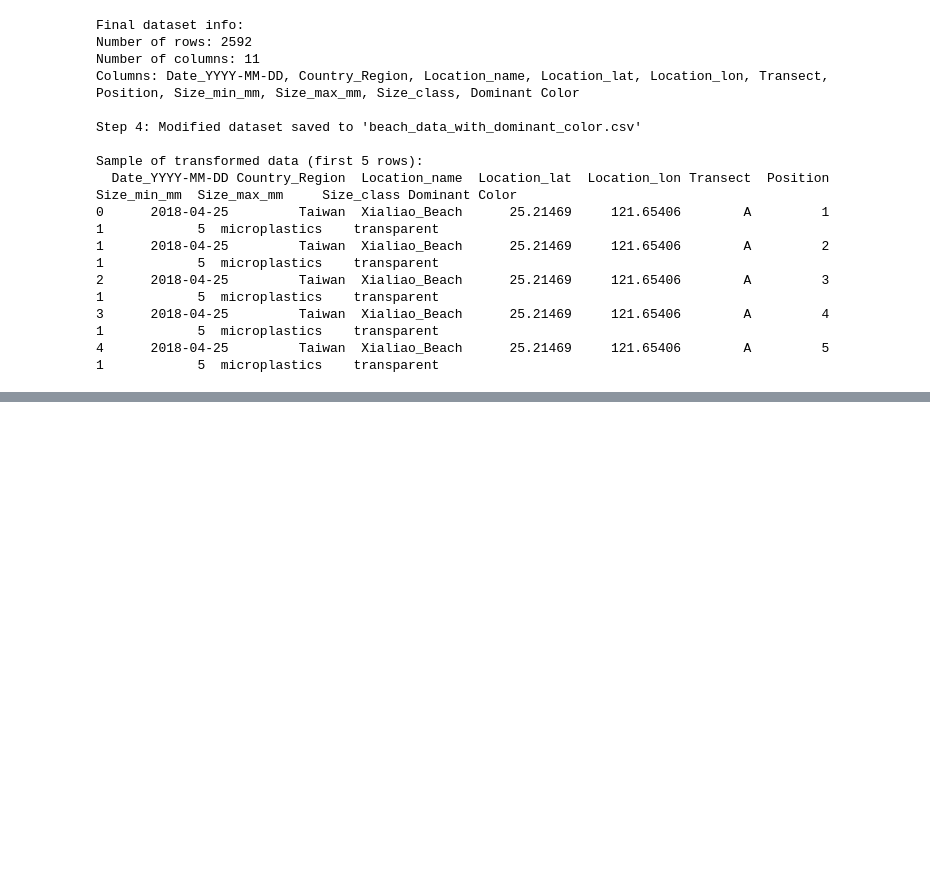
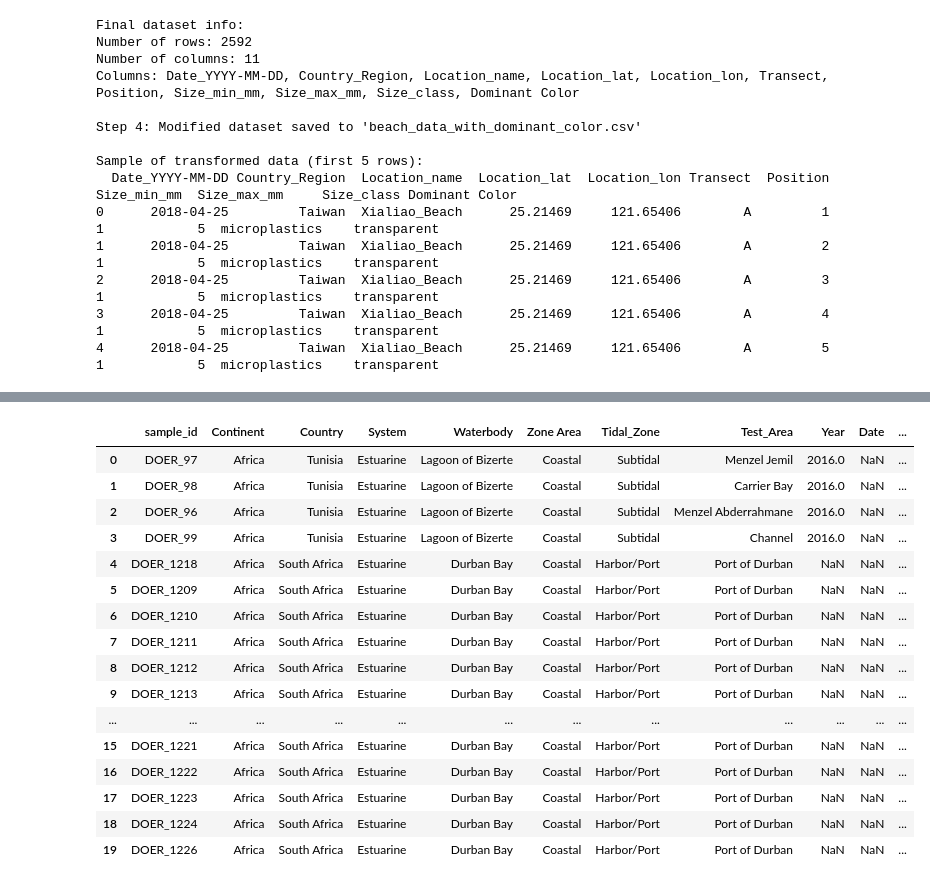
Before and after one commit to taliff0001/ocean-plastics-data-visualization-project, a Jupyter notebook: notebooks/clean-up-3-03.ipynb, the cells around one changed output, grey strips where cells are left out. Saved outputs shown, nothing was run; the diff lists cells and outputs as text; code cells hidden in the pictures; blank space fills up the shorter version.

Commit message:
finished cleaning and added final csv ("combined_and_integrated...") for dataset

```diff
--- a/notebooks/clean-up-3-03.ipynb
+++ b/notebooks/clean-up-3-03.ipynb
@@ -164,0 +200,3 @@ Sample of transformed data (first 5 rows):
+# %%
+integrated_og_df.drop(columns=["log_concentration"], inplace=True)
+integrated_og_df.head()
@@ -164,0 +232,5 @@ Sample of transformed data (first 5 rows):
+# %%
+color_col = combined_color_count["Dominant Color"]
+integrated_og_df["Dominant Color"] = color_col
+int_with_dc_df = integrated_og_df.copy()
+int_with_dc_df.head()
@@ -164,0 +246,3 @@ Sample of transformed data (first 5 rows):
+# %%
+int_with_dc_df.drop(columns=["Standardized_Shapes"], inplace=True)
+int_with_dc_df.head()
@@ -164,0 +306,11 @@ Sample of transformed data (first 5 rows):
+# %%
+# Apply the categorization function
+int_with_dc_df['Size_Category'] = int_with_dc_df['Dominant_Size'].apply(categorize_size)
+
+# Display the results
+print("Distribution of size categories:")
+print(int_with_dc_df['Size_Category'].value_counts())
+
+# Show sample mappings
+sample = int_with_dc_df[['Dominant_Size', 'Size_Category']].drop_duplicates().sort_values('Dominant_Size')
+sample.head(20)
@@ -164,0 +335,20 @@ Sample of transformed data (first 5 rows):
+# %%
+int_with_dc_df.head(20)
+# %% [output]
+|  | sample_id | Continent | Country | System | Waterbody | Zone Area | Tidal_Zone | Test_Area | Year | Date | ... |
+| 0 | DOER_97 | Africa | Tunisia | Estuarine | Lagoon of Bizerte | Coastal | Subtidal | Menzel Jemil | 2016.0 | NaN | ... |
+| 1 | DOER_98 | Africa | Tunisia | Estuarine | Lagoon of Bizerte | Coastal | Subtidal | Carrier Bay | 2016.0 | NaN | ... |
+| 2 | DOER_96 | Africa | Tunisia | Estuarine | Lagoon of Bizerte | Coastal | Subtidal | Menzel Abderrahmane | 2016.0 | NaN | ... |
+| 3 | DOER_99 | Africa | Tunisia | Estuarine | Lagoon of Bizerte | Coastal | Subtidal | Channel | 2016.0 | NaN | ... |
+| 4 | DOER_1218 | Africa | South Africa | Estuarine | Durban Bay | Coastal | Harbor/Port | Port of Durban | NaN | NaN | ... |
+| 5 | DOER_1209 | Africa | South Africa | Estuarine | Durban Bay | Coastal | Harbor/Port | Port of Durban | NaN | NaN | ... |
+| 6 | DOER_1210 | Africa | South Africa | Estuarine | Durban Bay | Coastal | Harbor/Port | Port of Durban | NaN | NaN | ... |
+| 7 | DOER_1211 | Africa | South Africa | Estuarine | Durban Bay | Coastal | Harbor/Port | Port of Durban | NaN | NaN | ... |
+| 8 | DOER_1212 | Africa | South Africa | Estuarine | Durban Bay | Coastal | Harbor/Port | Port of Durban | NaN | NaN | ... |
+| 9 | DOER_1213 | Africa | South Africa | Estuarine | Durban Bay | Coastal | Harbor/Port | Port of Durban | NaN | NaN | ... |
+| ... | ... | ... | ... | ... | ... | ... | ... | ... | ... | ... | ... |
+| 15 | DOER_1221 | Africa | South Africa | Estuarine | Durban Bay | Coastal | Harbor/Port | Port of Durban | NaN | NaN | ... |
+| 16 | DOER_1222 | Africa | South Africa | Estuarine | Durban Bay | Coastal | Harbor/Port | Port of Durban | NaN | NaN | ... |
+| 17 | DOER_1223 | Africa | South Africa | Estuarine | Durban Bay | Coastal | Harbor/Port | Port of Durban | NaN | NaN | ... |
+| 18 | DOER_1224 | Africa | South Africa | Estuarine | Durban Bay | Coastal | Harbor/Port | Port of Durban | NaN | NaN | ... |
+| 19 | DOER_1226 | Africa | South Africa | Estuarine | Durban Bay | Coastal | Harbor/Port | Port of Durban | NaN | NaN | ... |
```
Also changed, not shown: parts of 23 cells of this notebook, 1 other file.
